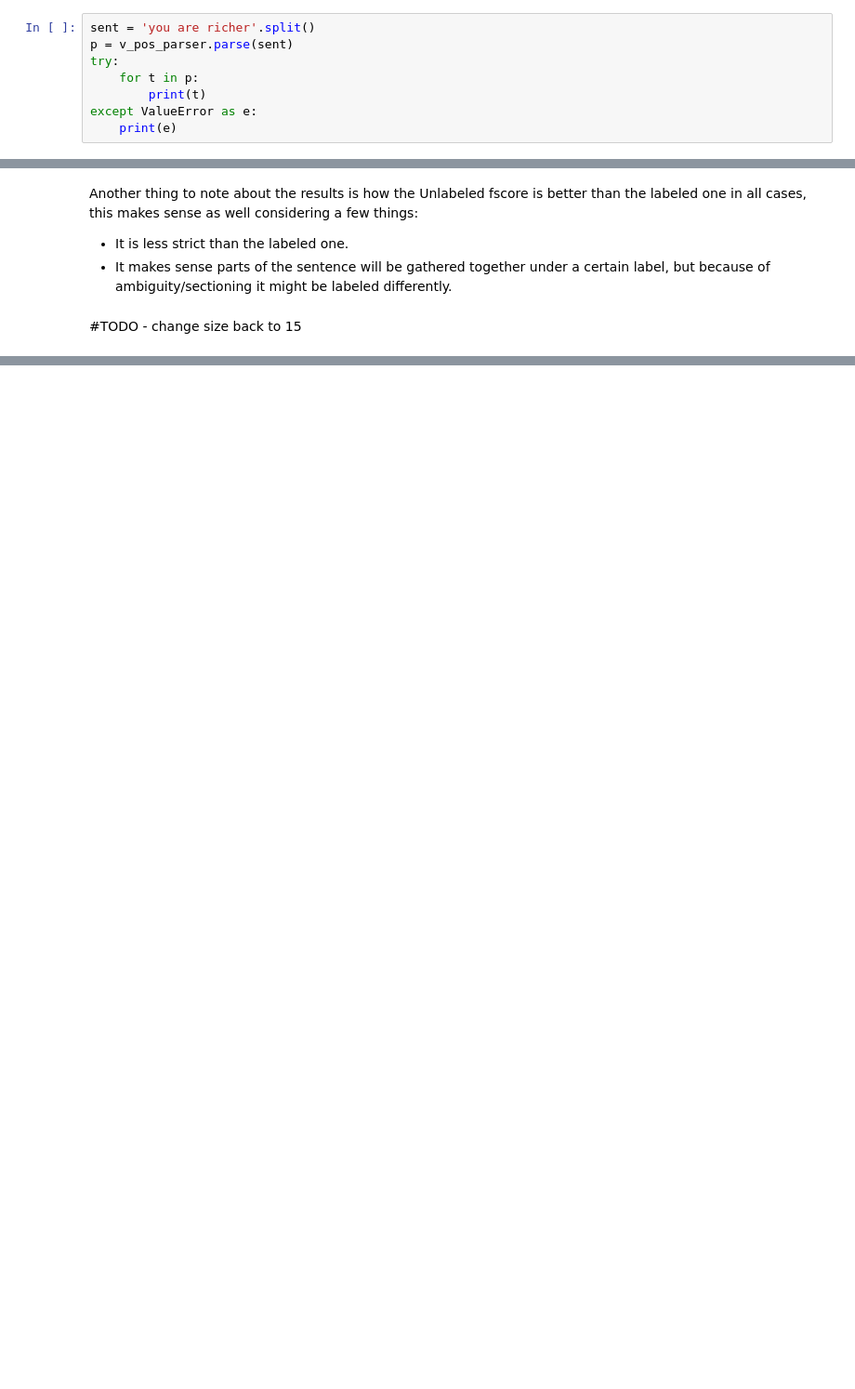
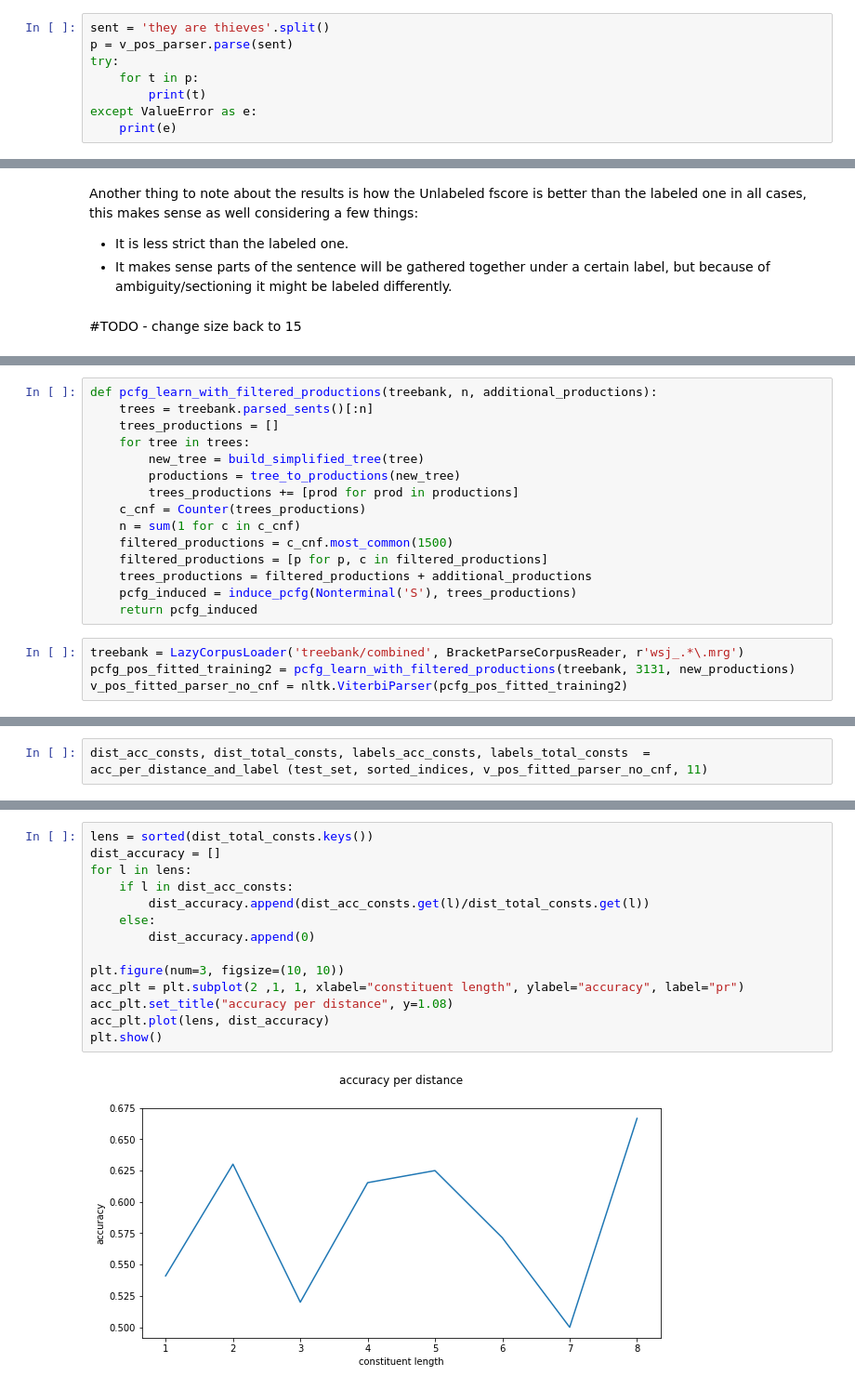
Before and after one commit to taihak94/NLP2019, a Jupyter notebook: assignment3/Assignment3.ipynb, the cells around one changed output, grey strips where cells are left out. Shown at 93% size. Cells and saved outputs as stored; diff of their text form; blank space fills up the shorter version.

```diff
--- a/assignment3/Assignment3.ipynb
+++ b/assignment3/Assignment3.ipynb
@@ -1222,7 +1523,7 @@ except ValueError as e:
 # %% [markdown]
 But using our new parser we get:
 # %%
-sent = 'you are richer'.split()
+sent = 'they are thieves'.split()
 p = v_pos_parser.parse(sent)
 try:
     for t in p:
@@ -1598,0 +2013,19 @@ Another thing to note about the results is how the Unlabeled fscore is better th
+# %%
+def pcfg_learn_with_filtered_productions(treebank, n, additional_productions):
+    trees = treebank.parsed_sents()[:n]
+    trees_productions = []
+    for tree in trees:
+        new_tree = build_simplified_tree(tree)
+        productions = tree_to_productions(new_tree)
+        trees_productions += [prod for prod in productions]
+    c_cnf = Counter(trees_productions)
+    n = sum(1 for c in c_cnf)
+    filtered_productions = c_cnf.most_common(1500)
+    filtered_productions = [p for p, c in filtered_productions]
+    trees_productions = filtered_productions + additional_productions
+    pcfg_induced = induce_pcfg(Nonterminal('S'), trees_productions)
+    return pcfg_induced
+# %%
+treebank = LazyCorpusLoader('treebank/combined', BracketParseCorpusReader, r'wsj_.*\.mrg')
+pcfg_pos_fitted_training2 = pcfg_learn_with_filtered_productions(treebank, 3131, new_productions)
+v_pos_fitted_parser_no_cnf = nltk.ViterbiParser(pcfg_pos_fitted_training2)
@@ -1598,0 +2073,2 @@ Another thing to note about the results is how the Unlabeled fscore is better th
+# %%
+dist_acc_consts, dist_total_consts, labels_acc_consts, labels_total_consts  = acc_per_distance_and_label (test_set, sorted_indices, v_pos_fitted_parser_no_cnf, 11)
@@ -1598,0 +2079,16 @@ Another thing to note about the results is how the Unlabeled fscore is better th
+# %%
+lens = sorted(dist_total_consts.keys())
+dist_accuracy = []
+for l in lens:
+    if l in dist_acc_consts:
+        dist_accuracy.append(dist_acc_consts.get(l)/dist_total_consts.get(l))
+    else:
+        dist_accuracy.append(0)
+
+plt.figure(num=3, figsize=(10, 10))
+acc_plt = plt.subplot(2 ,1, 1, xlabel="constituent length", ylabel="accuracy", label="pr")
+acc_plt.set_title("accuracy per distance", y=1.08)
+acc_plt.plot(lens, dist_accuracy)
+plt.show()
+# %% [output]
+[figure, added]
```
Also changed, not shown: parts of 63 cells of this notebook.
